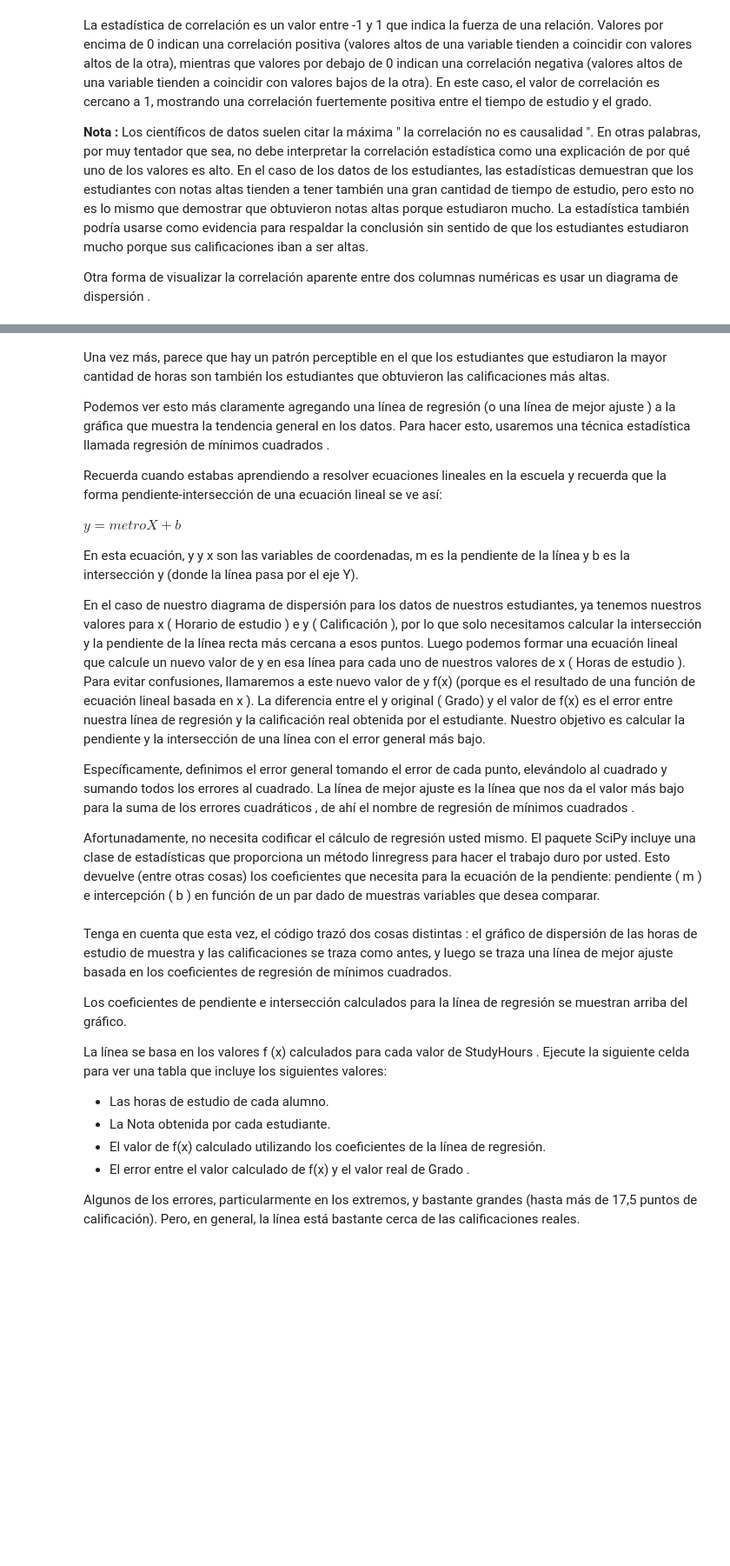
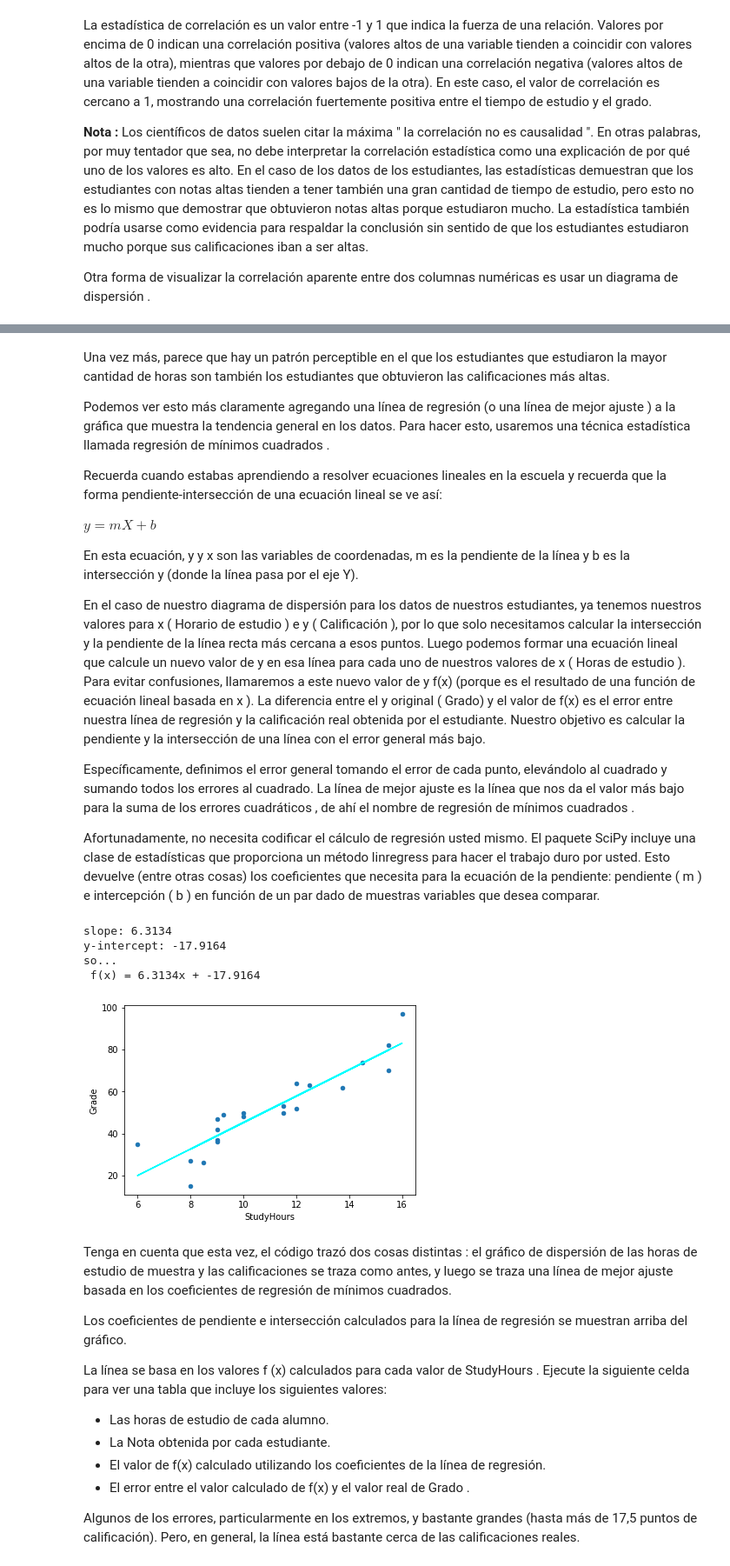
Before and after one commit to JuanCamilo18/Exploracion_AD, a Jupyter notebook: S03_Exploracion_AD.ipynb, the cells around one changed output, grey strips where cells are left out. Shown at 87% size. Drawn from its saved outputs; the diff is of its cells as text; code cells hidden in the pictures; blank space fills up the shorter version.

```diff
--- a/S03_Exploracion_AD.ipynb
+++ b/S03_Exploracion_AD.ipynb
@@ -345,7 +379,7 @@ Podemos ver esto más claramente agregando una línea de regresión (o una líne
 
 Recuerda cuando estabas aprendiendo a resolver ecuaciones lineales en la escuela y recuerda que la forma pendiente-intersección de una ecuación lineal se ve así:
 
-$y = metro X + b$
+$y = m X + b$
 
 
 En esta ecuación, y y x son las variables de coordenadas, m es la pendiente de la línea y b es la intersección y (donde la línea pasa por el eje Y).
@@ -355,6 +389,37 @@ En el caso de nuestro diagrama de dispersión para los datos de nuestros estudia
 Específicamente, definimos el error general tomando el error de cada punto, elevándolo al cuadrado y sumando todos los errores al cuadrado. La línea de mejor ajuste es la línea que nos da el valor más bajo para la suma de los errores cuadráticos , de ahí el nombre de regresión de mínimos cuadrados .
 
 Afortunadamente, no necesita codificar el cálculo de regresión usted mismo. El paquete SciPy incluye una clase de estadísticas que proporciona un método linregress para hacer el trabajo duro por usted. Esto devuelve (entre otras cosas) los coeficientes que necesita para la ecuación de la pendiente: pendiente ( m ) e intercepción ( b ) en función de un par dado de muestras variables que desea comparar.
+# %%
+from scipy import stats
+
+#
+df_regression = df_sample[['Grade', 'StudyHours']].copy()
+
+# Get the regression slope and intercept
+m, b, r, p, se = stats.linregress(df_regression['StudyHours'], df_regression['Grade'])
+print('slope: {:.4f}\ny-intercept: {:.4f}'.format(m,b))
+print('so...\n f(x) = {:.4f}x + {:.4f}'.format(m,b))
+
+# Use the function (mx + b) to calculate f(x) for each x (StudyHours) value
+df_regression['fx'] = (m * df_regression['StudyHours']) + b
+
+# Calculate the error between f(x) and the actual y (Grade) value
+df_regression['error'] = df_regression['fx'] - df_regression['Grade']
+
+# Create a scatter plot of Grade vs StudyHours
+df_regression.plot.scatter(x='StudyHours', y='Grade')
+
+# Plot the regression line
+plt.plot(df_regression['StudyHours'],df_regression['fx'], color='cyan')
+
+# Display the plot
+plt.show()
+# %% [output]
+slope: 6.3134
+y-intercept: -17.9164
+so...
+ f(x) = 6.3134x + -17.9164
+[figure, added]
 # %% [markdown]
 
 Tenga en cuenta que esta vez, el código trazó dos cosas distintas : el gráfico de dispersión de las horas de estudio de muestra y las calificaciones se traza como antes, y luego se traza una línea de mejor ajuste basada en los coeficientes de regresión de mínimos cuadrados.
```
Also changed, not shown: parts of 8 cells of this notebook.
